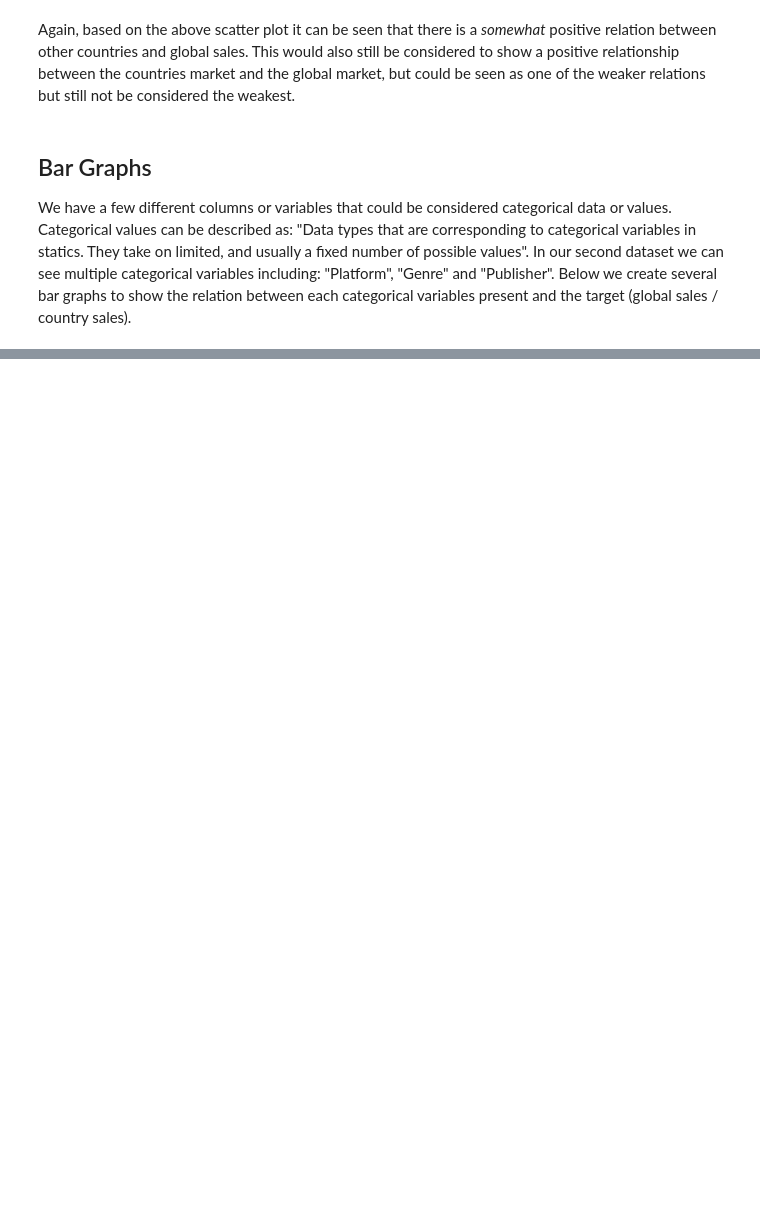
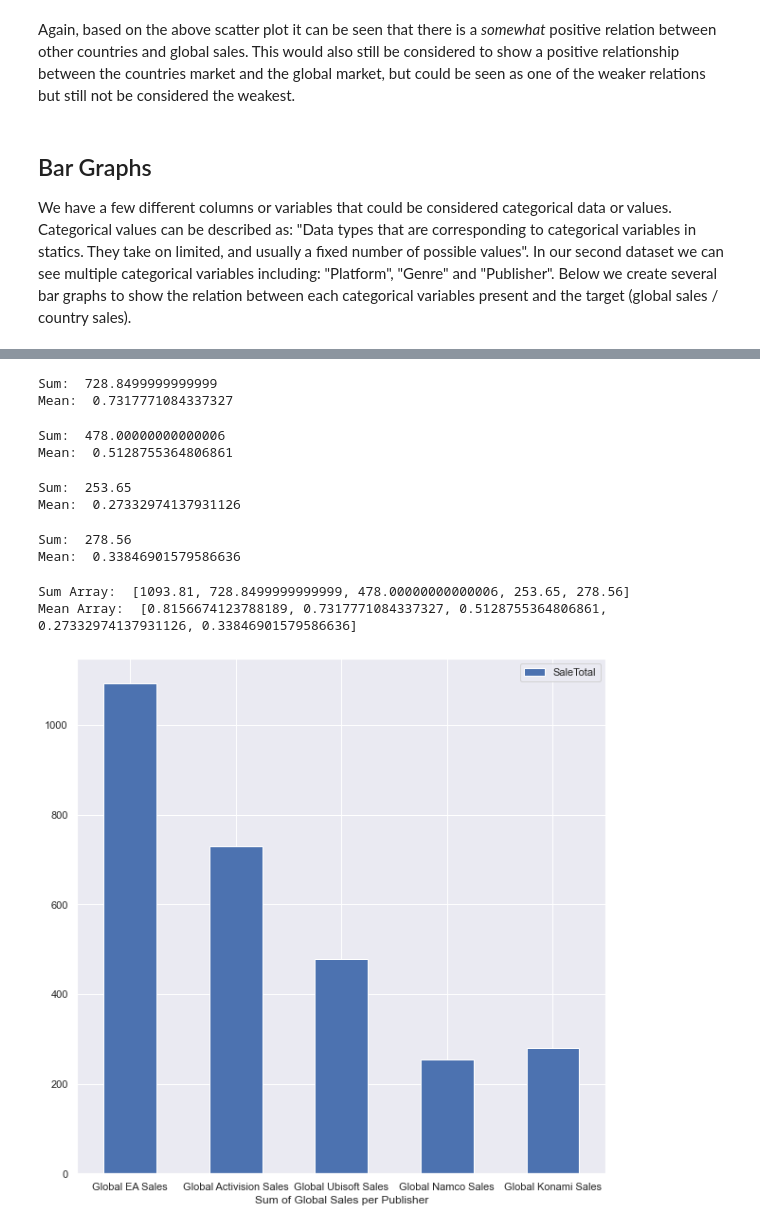
Before and after one commit to angelcamach0/CS488Project, a Jupyter notebook: dataMiningProject/projectStage5.ipynb, the cells around one changed output, grey strips where cells are left out. Cells and saved outputs as stored; diff of their text form; code cells hidden in the pictures; blank space fills up the shorter version.

```diff
--- a/dataMiningProject/projectStage5.ipynb
+++ b/dataMiningProject/projectStage5.ipynb
@@ -316,0 +620,53 @@ df2.plot(x="Platform", y="Global_Sales", kind="bar")
+# %%
+# find sum and mean global sales for Activision grouped information
+globalActivisionSum = Activision['Global_Sales'].sum() # calculate sum
+globalActivisionMean = Activision['Global_Sales'].mean() # calculate mean
+print("Sum: ", globalActivisionSum) # print sum
+print("Mean: ", globalActivisionMean) # print mean
+# %% [output]
+Sum:  728.8499999999999
+Mean:  0.7317771084337327
+# %%
+# find sum and mean global sales for Ubisoft grouped information
+globalUbisoftSum = Ubisoft['Global_Sales'].sum() # calculate sum
+globalUbisoftMean = Ubisoft['Global_Sales'].mean() # calculate mean
+print("Sum: ", globalUbisoftSum) # print sum
+print("Mean: ", globalUbisoftMean) # print mean
+# %% [output]
+Sum:  478.00000000000006
+Mean:  0.5128755364806861
+# %%
+# find sum and mean global sales for Namco grouped information
+globalNamcoSum = NamcoBandai['Global_Sales'].sum() # calculate sum
+globalNamcoMean = NamcoBandai['Global_Sales'].mean() # calculate mean
+print("Sum: ", globalNamcoSum) # print sum
+print("Mean: ", globalNamcoMean) # print mean
+# %% [output]
+Sum:  253.65
+Mean:  0.27332974137931126
+# %%
+# find sum and mean global sales for Konami grouped information
+globalKonamiSum = Konami['Global_Sales'].sum() # calculate sum
+globalKonamiMean = Konami['Global_Sales'].mean() # calculate mean
+print("Sum: ", globalKonamiSum) # print sum
+print("Mean: ", globalKonamiMean) # print mean
+# %% [output]
+Sum:  278.56
+Mean:  0.33846901579586636
+# %%
+# put the generated sums and means for each global sales for the top 5 video game genres into a single array and graph the information
+publisherArraySum = [globalEASum, globalActivisionSum, globalUbisoftSum, globalNamcoSum, globalKonamiSum]
+publisherArrayMean = [globalEAMean, globalActivisionMean, globalUbisoftMean, globalNamcoMean, globalKonamiMean]
+print("Sum Array: ", publisherArraySum) # print sum
+print("Mean Array: ", publisherArrayMean) # print sum
+# %% [output]
+Sum Array:  [1093.81, 728.8499999999999, 478.00000000000006, 253.65, 278.56]
+Mean Array:  [0.8156674123788189, 0.7317771084337327, 0.5128755364806861, 0.27332974137931126, 0.33846901579586636]
+# %%
+publisherBarSum = pd.DataFrame({'Sum of Global Sales per Publisher': ['Global EA Sales', 'Global Activision Sales',
+                                                                      'Global Ubisoft Sales', 'Global Namco Sales',
+                                                                      'Global Konami Sales'],
+                                'SaleTotal': [globalEASum, globalActivisionSum, globalUbisoftSum, globalNamcoSum, globalKonamiSum]})
+ax = publisherBarSum.plot.bar(x='Sum of Global Sales per Publisher', y='SaleTotal', rot=0, figsize=(10, 10))
+# %% [output]
+[figure, added]
```
Also changed, not shown: parts of 52 cells of this notebook.
